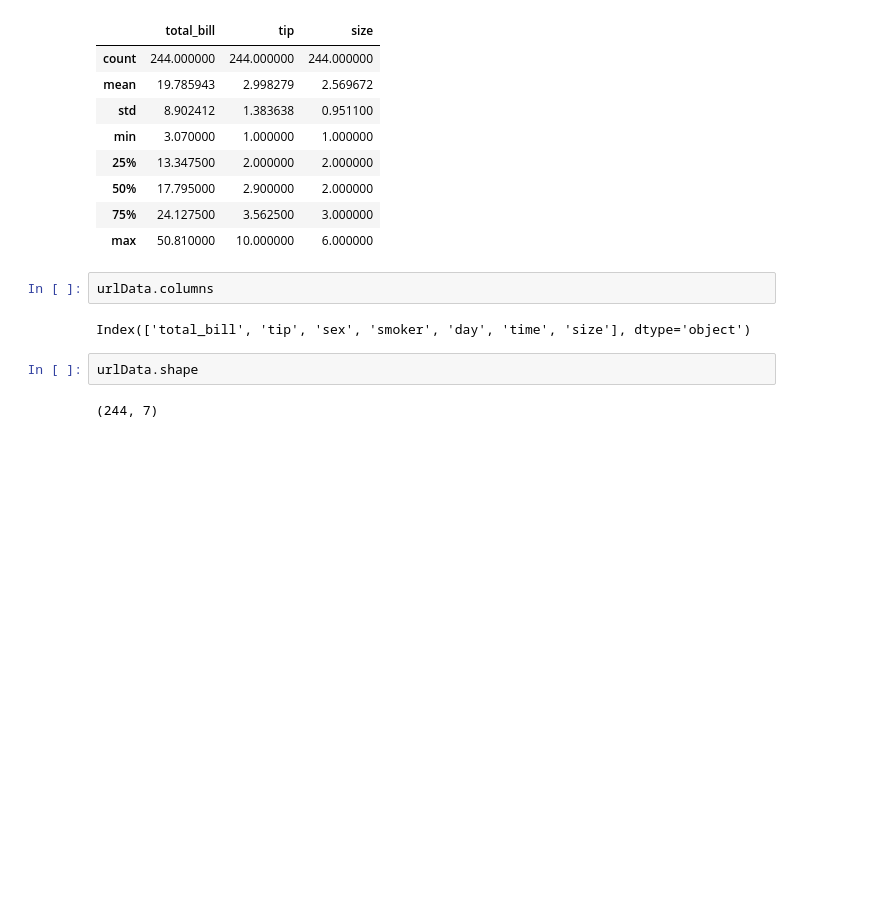
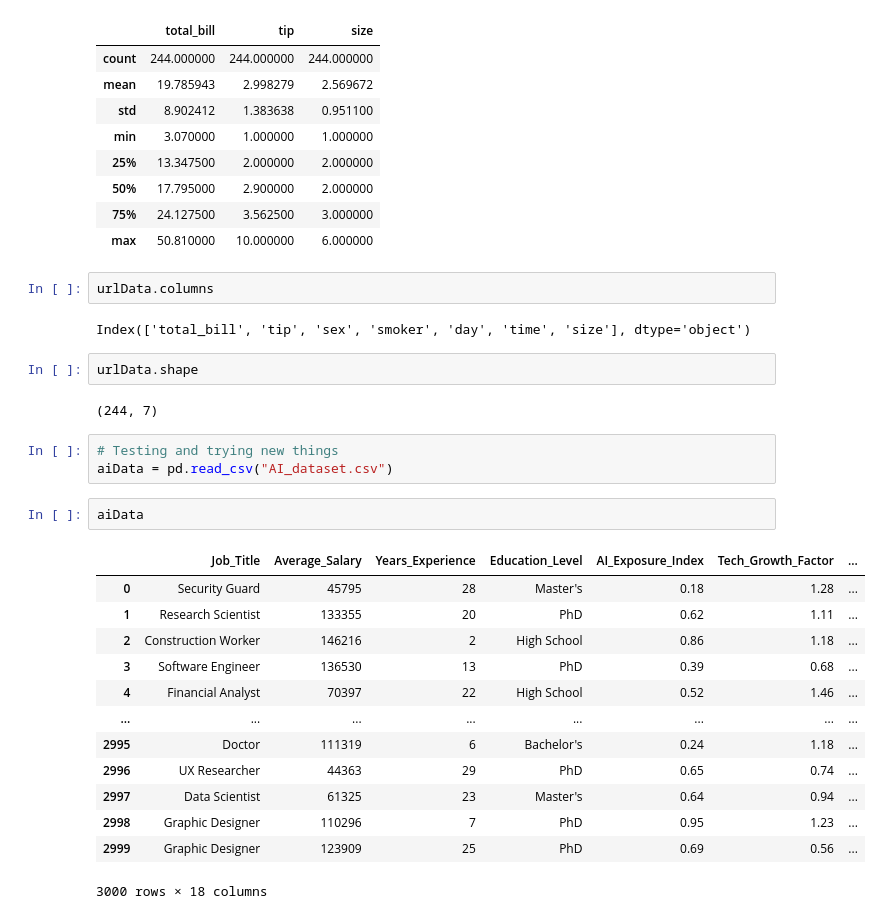
Before and after one commit to KrrishVardhan/Data-Science, a Jupyter notebook: Pandas/Creating DataFrames.ipynb, the cells around one changed output. Cells and saved outputs as stored; diff of their text form; blank space fills up the shorter version.

Commit message:
Ai dataset testing

```diff
--- a/Pandas/Creating DataFrames.ipynb
+++ b/Pandas/Creating DataFrames.ipynb
@@ -243,3 +243,22 @@ Index(['total_bill', 'tip', 'sex', 'smoker', 'day', 'time', 'size'], dtype='obje
 urlData.shape
 # %% [output]
 (244, 7)
+# %%
+# Testing and trying new things
+aiData = pd.read_csv("AI_dataset.csv")
+# %%
+aiData
+# %% [output]
+|  | Job_Title | Average_Salary | Years_Experience | Education_Level | AI_Exposure_Index | Tech_Growth_Factor | ... |
+| 0 | Security Guard | 45795 | 28 | Master's | 0.18 | 1.28 | ... |
+| 1 | Research Scientist | 133355 | 20 | PhD | 0.62 | 1.11 | ... |
+| 2 | Construction Worker | 146216 | 2 | High School | 0.86 | 1.18 | ... |
+| 3 | Software Engineer | 136530 | 13 | PhD | 0.39 | 0.68 | ... |
+| 4 | Financial Analyst | 70397 | 22 | High School | 0.52 | 1.46 | ... |
+| ... | ... | ... | ... | ... | ... | ... | ... |
+| 2995 | Doctor | 111319 | 6 | Bachelor's | 0.24 | 1.18 | ... |
+| 2996 | UX Researcher | 44363 | 29 | PhD | 0.65 | 0.74 | ... |
+| 2997 | Data Scientist | 61325 | 23 | Master's | 0.64 | 0.94 | ... |
+| 2998 | Graphic Designer | 110296 | 7 | PhD | 0.95 | 1.23 | ... |
+| 2999 | Graphic Designer | 123909 | 25 | PhD | 0.69 | 0.56 | ... |
+3000 rows × 18 columns
```
Also changed, not shown: parts of 5 cells of this notebook, 1 other file.
